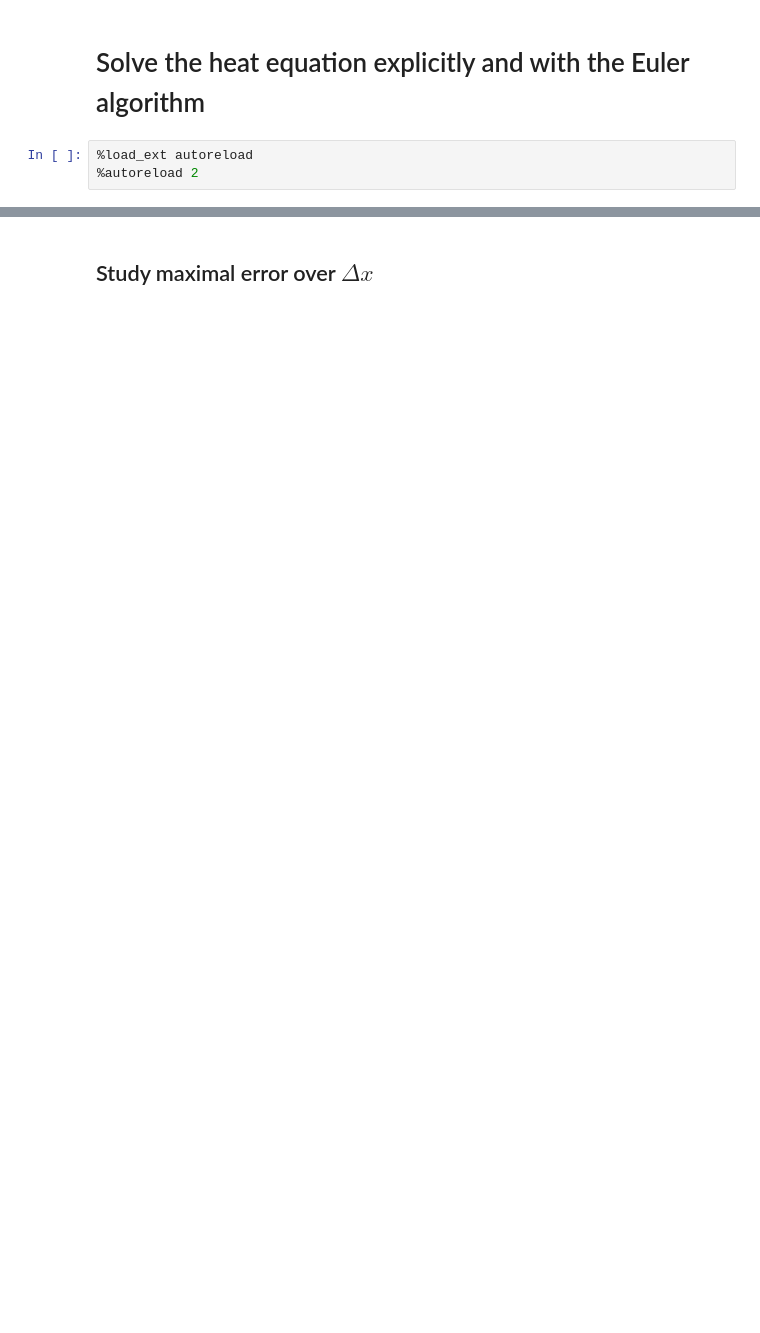
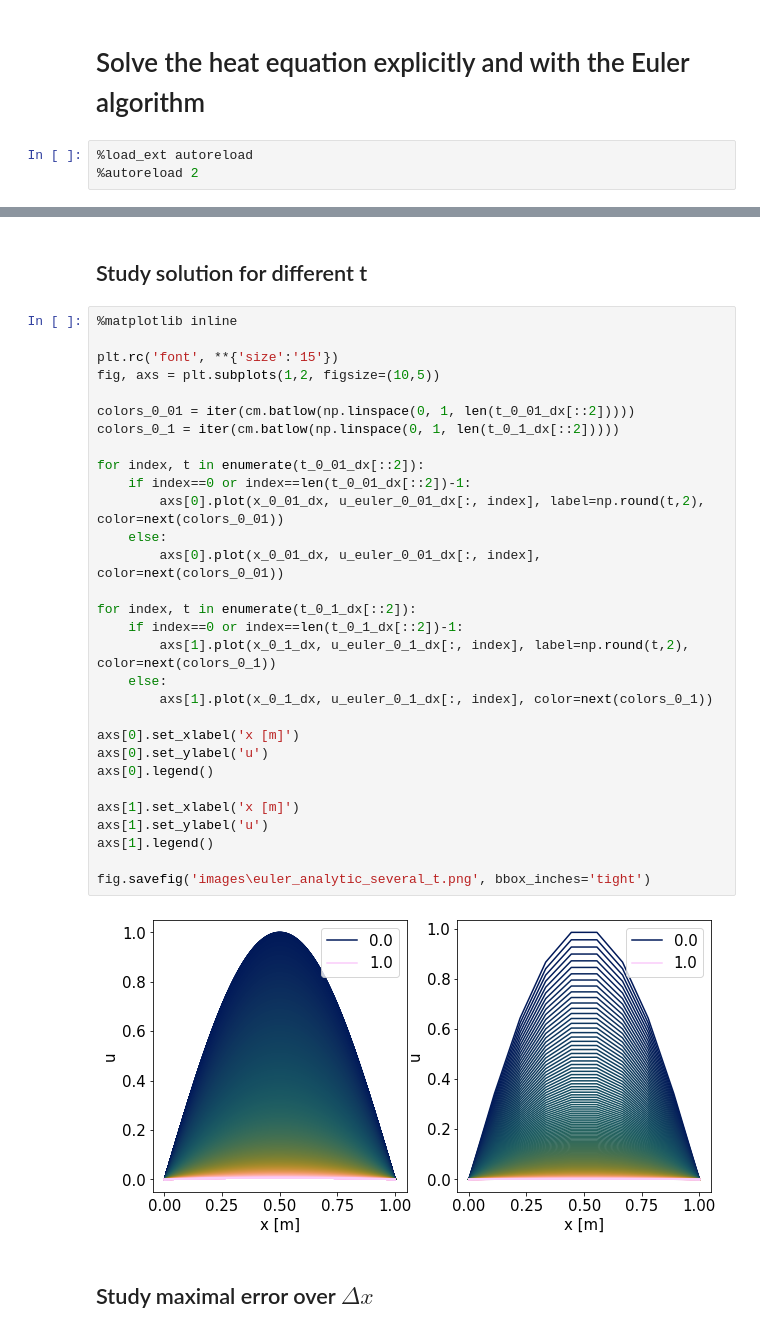
Before and after one commit to am-kaiser/CompSci-Project-2, a Jupyter notebook: PDE_Solver/examples/heat_equation.ipynb, the cells around one changed output, grey strips where cells are left out. Drawn from its saved outputs; the diff is of its cells as text; blank space fills up the shorter version.

```diff
--- a/PDE_Solver/examples/heat_equation.ipynb
+++ b/PDE_Solver/examples/heat_equation.ipynb
@@ -189,3 +215,37 @@ OSError: [Errno 22] Invalid argument: 'images\t1_t2_euler_analytic.png'
+# %% [markdown]
+## Study solution for different t
+# %%
+%matplotlib inline
+
+plt.rc('font', **{'size':'15'})
+fig, axs = plt.subplots(1,2, figsize=(10,5))
+
+colors_0_01 = iter(cm.batlow(np.linspace(0, 1, len(t_0_01_dx[::2]))))
+colors_0_1 = iter(cm.batlow(np.linspace(0, 1, len(t_0_1_dx[::2]))))
+
+for index, t in enumerate(t_0_01_dx[::2]):
+    if index==0 or index==len(t_0_01_dx[::2])-1:
+        axs[0].plot(x_0_01_dx, u_euler_0_01_dx[:, index], label=np.round(t,2), color=next(colors_0_01))
+    else:
+        axs[0].plot(x_0_01_dx, u_euler_0_01_dx[:, index], color=next(colors_0_01))
+
+for index, t in enumerate(t_0_1_dx[::2]):
+    if index==0 or index==len(t_0_1_dx[::2])-1:
+        axs[1].plot(x_0_1_dx, u_euler_0_1_dx[:, index], label=np.round(t,2), color=next(colors_0_1))
+    else:
+        axs[1].plot(x_0_1_dx, u_euler_0_1_dx[:, index], color=next(colors_0_1))
+
+axs[0].set_xlabel('x [m]')
+axs[0].set_ylabel('u')
+axs[0].legend()
+
+axs[1].set_xlabel('x [m]')
+axs[1].set_ylabel('u')
+axs[1].legend()
+
+fig.savefig('images\euler_analytic_several_t.png', bbox_inches='tight')
+# %% [output]
+[figure, added]
 # %% [markdown]
 ## Study maximal error over $\Delta x$
 # %%
```
Also changed, not shown: parts of 23 cells of this notebook, 17 other files.
